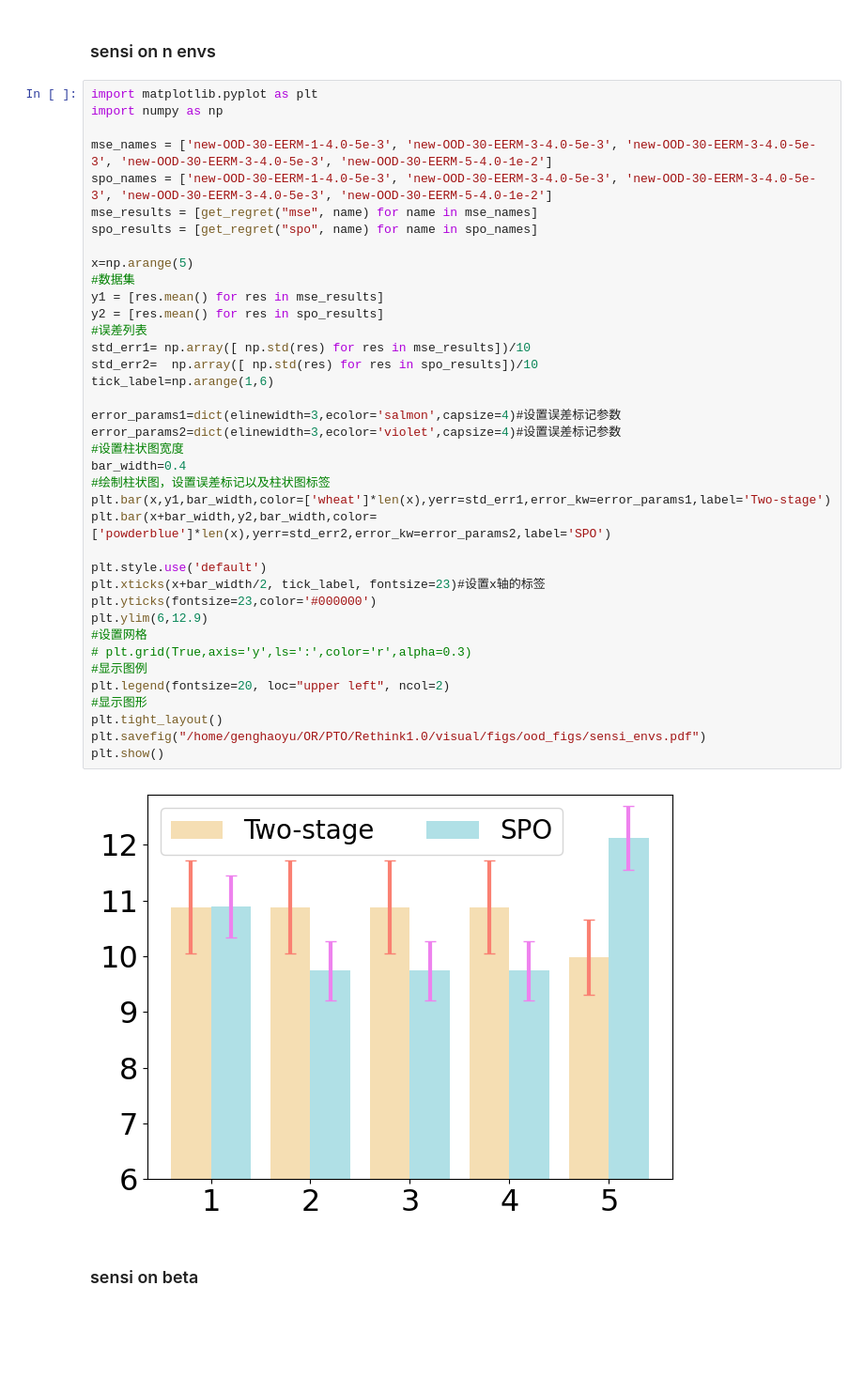
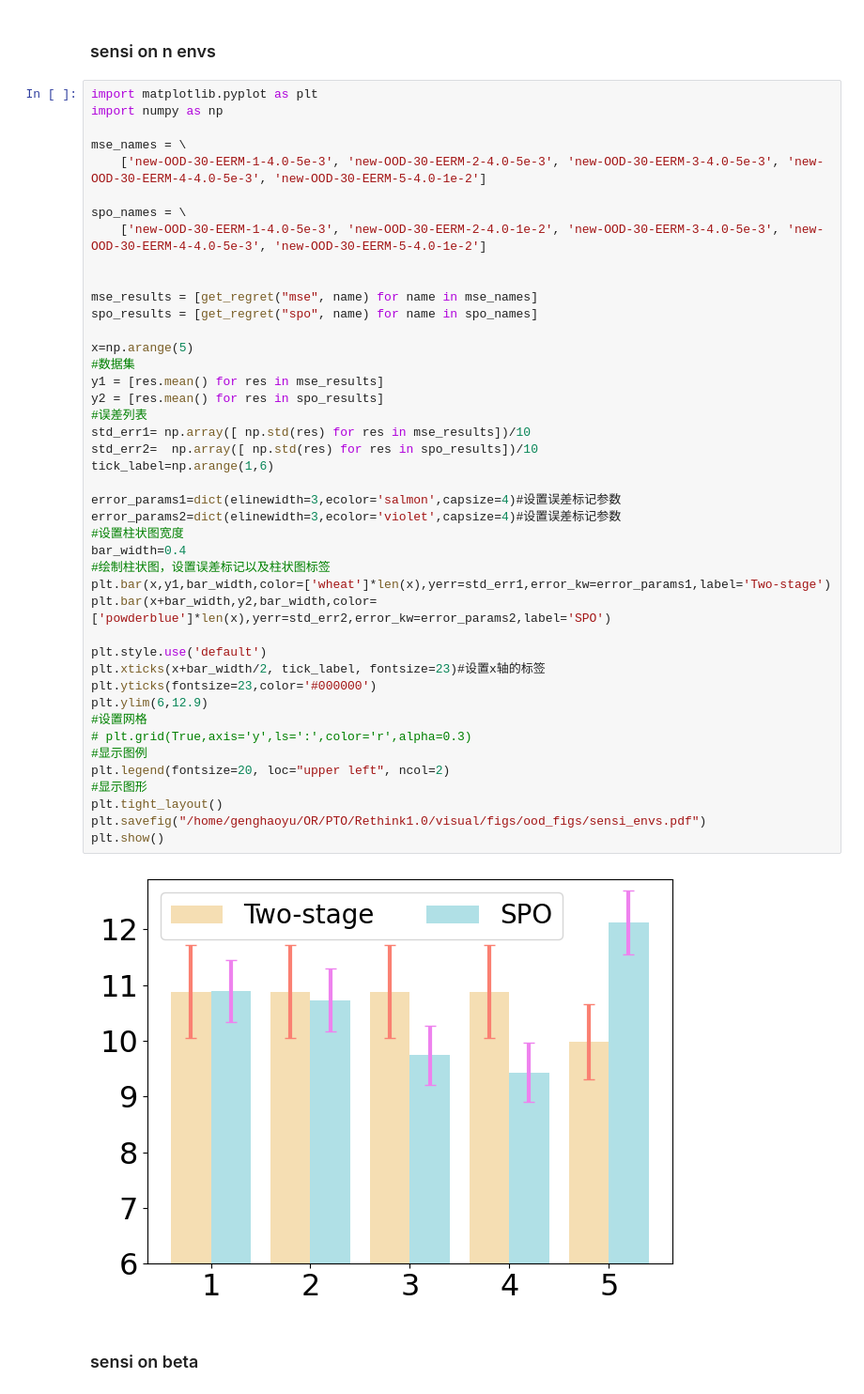
Before and after one commit to Thinklab-SJTU/PredictiveCO-Benchmark, a Jupyter notebook: visual/draw_errorbar.ipynb, the cells around one changed output. Shown: that part at 94% size. Saved outputs shown, nothing was run; the diff lists cells and outputs as text; blank space fills up the shorter version.

```diff
--- a/visual/draw_errorbar.ipynb
+++ b/visual/draw_errorbar.ipynb
@@ -23,42 +23,47 @@ spo_results = [get_regret("spo", name) for name in spo_names]
 import matplotlib.pyplot as plt
 import numpy as np
 
-mse_names = ['new-OOD-30-EERM-1-4.0-5e-3', 'new-OOD-30-EERM-3-4.0-5e-3', 'new-OOD-30-EERM-3-4.0-5e-3', 'new-OOD-30-EERM-3-4.0-5e-3', 'new-OOD-30-EERM-5-4.0-1e-2']
-spo_names = ['new-OOD-30-EERM-1-4.0-5e-3', 'new-OOD-30-EERM-3-4.0-5e-3', 'new-OOD-30-EERM-3-4.0-5e-3', 'new-OOD-30-EERM-3-4.0-5e-3', 'new-OOD-30-EERM-5-4.0-1e-2']
+mse_names = \
+    ['new-OOD-30-EERM-1-4.0-5e-3', 'new-OOD-30-EERM-2-4.0-5e-3', 'new-OOD-30-EERM-3-4.0-5e-3', 'new-OOD-30-EERM-4-4.0-5e-3', 'new-OOD-30-EERM-5-4.0-1e-2']
+
+spo_names = \
+    ['new-OOD-30-EERM-1-4.0-5e-3', 'new-OOD-30-EERM-2-4.0-1e-2', 'new-OOD-30-EERM-3-4.0-5e-3', 'new-OOD-30-EERM-4-4.0-5e-3', 'new-OOD-30-EERM-5-4.0-1e-2']
+
+
 mse_results = [get_regret("mse", name) for name in mse_names]
 spo_results = [get_regret("spo", name) for name in spo_names]
 
 x=np.arange(5)
 #数据集
 y1 = [res.mean() for res in mse_results]
 y2 = [res.mean() for res in spo_results]
 #误差列表
 std_err1= np.array([ np.std(res) for res in mse_results])/10
 std_err2=  np.array([ np.std(res) for res in spo_results])/10
 tick_label=np.arange(1,6)
 
 error_params1=dict(elinewidth=3,ecolor='salmon',capsize=4)#设置误差标记参数
 error_params2=dict(elinewidth=3,ecolor='violet',capsize=4)#设置误差标记参数
 #设置柱状图宽度
 bar_width=0.4
 #绘制柱状图，设置误差标记以及柱状图标签
 plt.bar(x,y1,bar_width,color=['wheat']*len(x),yerr=std_err1,error_kw=error_params1,label='Two-stage')
 plt.bar(x+bar_width,y2,bar_width,color=['powderblue']*len(x),yerr=std_err2,error_kw=error_params2,label='SPO')
 
 plt.style.use('default')
 plt.xticks(x+bar_width/2, tick_label, fontsize=23)#设置x轴的标签
 plt.yticks(fontsize=23,color='#000000')
 plt.ylim(6,12.9)
 #设置网格
 # plt.grid(True,axis='y',ls=':',color='r',alpha=0.3)
 #显示图例
 plt.legend(fontsize=20, loc="upper left", ncol=2)
 #显示图形
 plt.tight_layout()
 plt.savefig("/home/genghaoyu/OR/PTO/Rethink1.0/visual/figs/ood_figs/sensi_envs.pdf")
 plt.show()
 # %% [output]
-[figure, old version]
+[figure, new version]
 # %% [markdown]
 ### sensi on beta
 # %%
```
Also changed, not shown: 4 other files.
